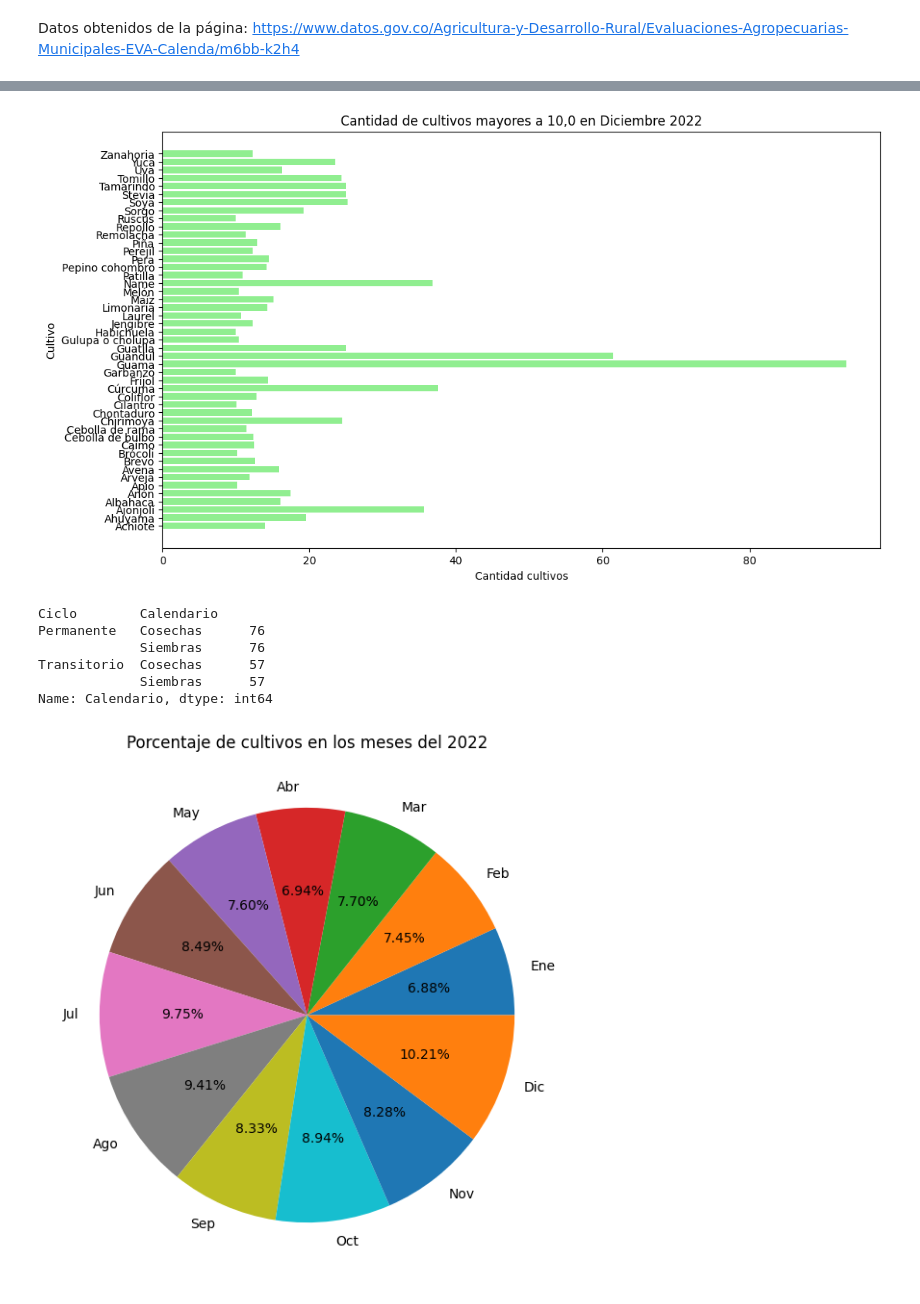
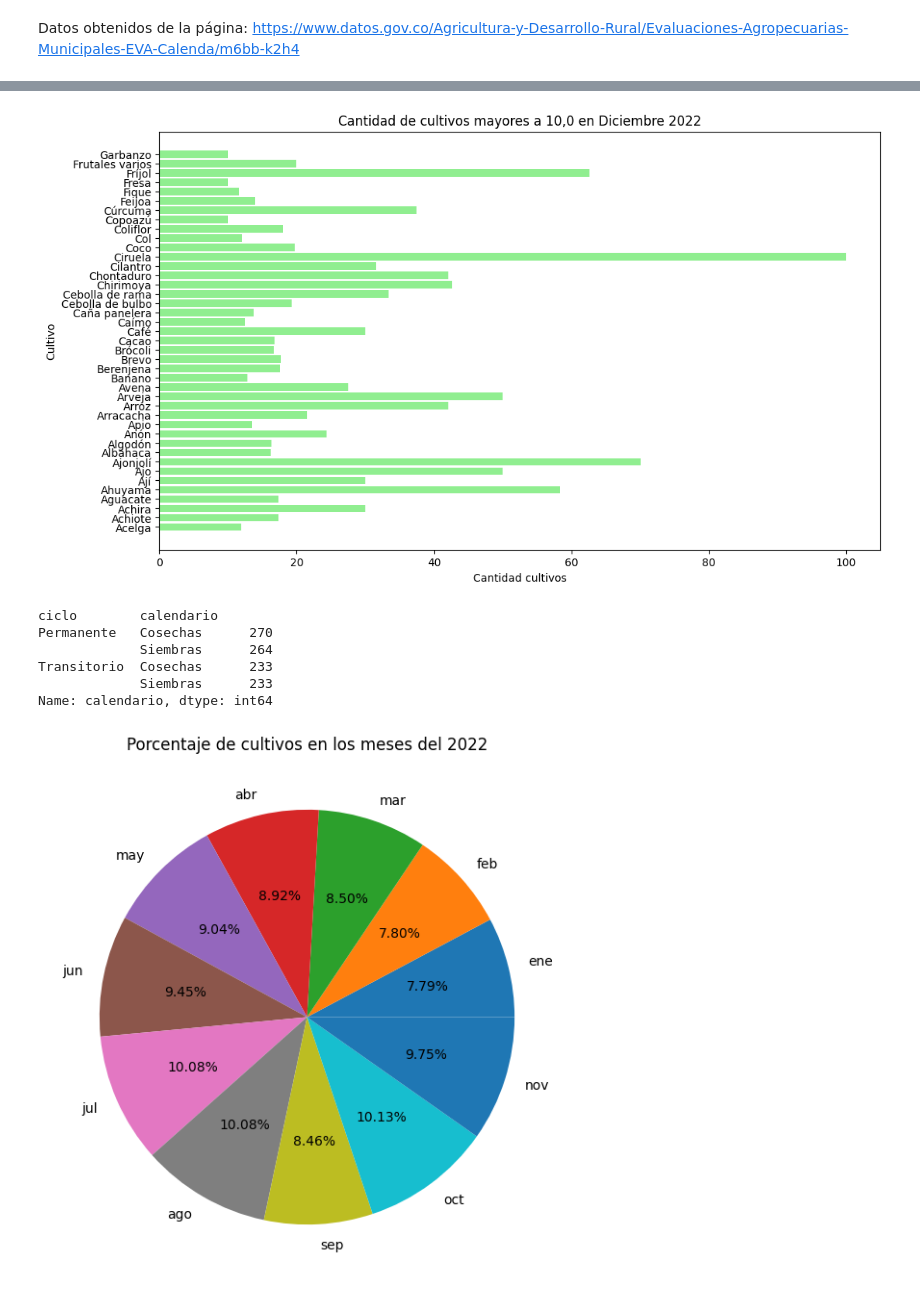
Before and after one commit to kellysolanomt/MetNumUN2024I, a Jupyter notebook: Lab2/ksolanoc_Lab2.ipynb, the cells around one changed output, grey strips where cells are left out. Saved outputs shown, nothing was run; the diff lists cells and outputs as text; code cells hidden in the pictures.

Commit message:
Corrección URL Datos Colombia

```diff
--- a/Lab2/ksolanoc_Lab2.ipynb
+++ b/Lab2/ksolanoc_Lab2.ipynb
@@ -1848,6 +1848,6 @@ ax.set_xticklabels(ax.get_xticklabels(), rotation=45);
 # %% [markdown]
 ### Análisis de datos de datos.gov.co
 # %%
-datos_eva_agro = pd.read_csv('Ev_Agropecuarias_Municipales___EVA._Calendario_Nacional_de_Siembras_y_Cosechas_20240217.csv')
+datos_eva_agro = pd.read_csv('https://www.datos.gov.co/resource/m6bb-k2h4.csv')
 datos_eva_agro.head()
 # %% [output]
@@ -1882,6 +1883,6 @@ dtype: object
 # %%
 datos_f = pd.DataFrame(datos_eva_agro)
 # %%
-cosechas = datos_eva_agro[datos_eva_agro.Calendario == 'Cosechas']
+cosechas = datos_eva_agro[datos_eva_agro.calendario == 'Cosechas']
 display(cosechas)
 # %% [output]
@@ -1932,28 +1933,28 @@ Text(0.5, 1.0, 'Nivel de cosecha en Octubre 2022 según el cultivo')
 # %%
-cultivos_mas_vendidos_dic = cosechas_df[cosechas_df['Dic'] >= 10.0]
-cultivos_mas_vendidos_dic = cultivos_mas_vendidos_dic[['Ciclo', 'Cultivo', 'Dic']]
-plt.barh(cultivos_mas_vendidos_dic['Cultivo'], cultivos_mas_vendidos_dic['Dic'], color='lightgreen')
+cultivos_mas_vendidos_dic = cosechas_df[cosechas_df['dic'] >= 10.0]
+cultivos_mas_vendidos_dic = cultivos_mas_vendidos_dic[['ciclo', 'cultivo', 'dic']]
+plt.barh(cultivos_mas_vendidos_dic['cultivo'], cultivos_mas_vendidos_dic['dic'], color='lightgreen')
 plt.ylabel('Cultivo')
 plt.xlabel('Cantidad cultivos')
 plt.title('Cantidad de cultivos mayores a 10,0 en Diciembre 2022')
 plt.show()
 # %% [output]
-[figure, old version]
+[figure, new version]
 # %%
-categorias = datos_f.groupby(['Ciclo', 'Calendario'])['Calendario'].count()
+categorias = datos_f.groupby(['ciclo', 'calendario'])['calendario'].count()
 display(categorias)
 # %% [output]
-Ciclo        Calendario
-Permanente   Cosechas      76
-             Siembras      76
-Transitorio  Cosechas      57
-             Siembras      57
-Name: Calendario, dtype: int64
+ciclo        calendario
+Permanente   Cosechas      270
+             Siembras      264
+Transitorio  Cosechas      233
+             Siembras      233
+Name: calendario, dtype: int64
 # %%
-meses = list(cosechas_df.columns)[4:16]
+meses = list(cosechas_df.columns)[5:16]
 totales_mensuales = cosechas_df[meses].mean(axis=0)
 plt.pie(totales_mensuales, labels=meses, autopct='%1.2f%%')
 plt.title('Porcentaje de cultivos en los meses del 2022')
 plt.show()
 # %% [output]
-[figure, old version]
+[figure, new version]
```
Also changed, not shown: parts of 5 cells of this notebook.
